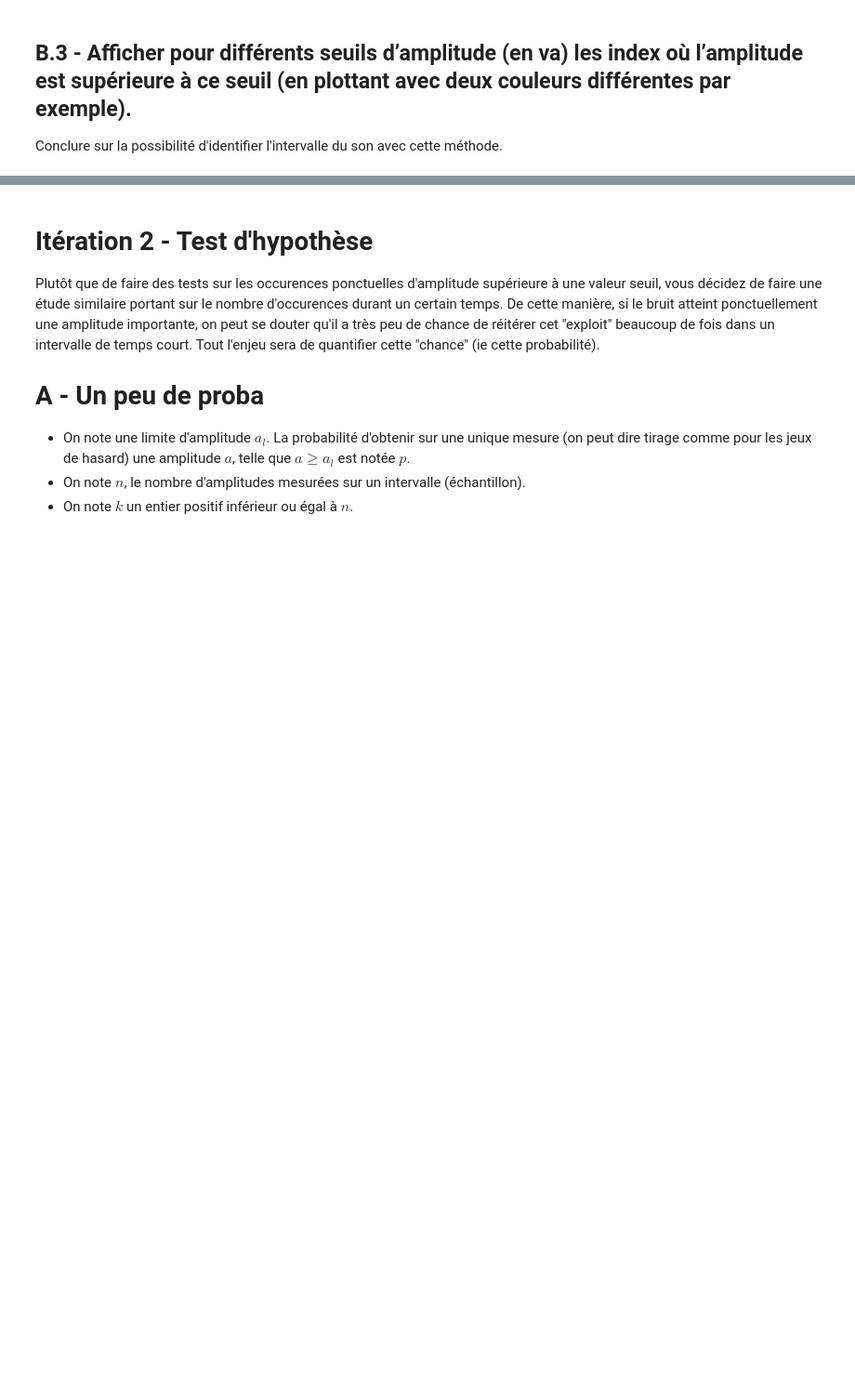
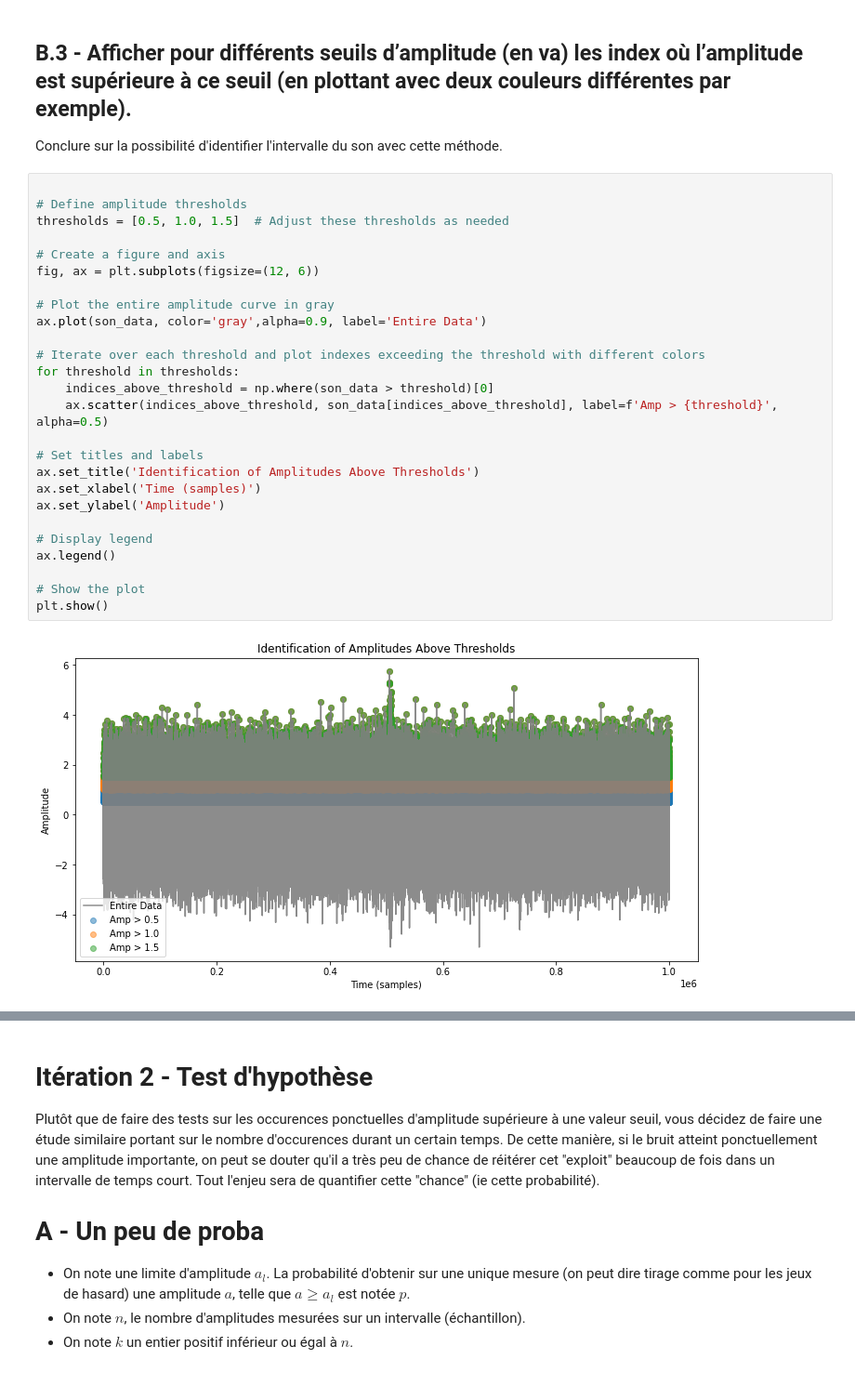
Before and after one commit to shahaf38/Stats-Tests_Hypotheses, a Jupyter notebook: Stats-Tests_Hypotheses.ipynb, the cells around one changed output, grey strips where cells are left out. Shown at 93% size. Saved outputs shown, nothing was run; the diff lists cells and outputs as text; blank space fills up the shorter version.

Commit message:
Plot the entire amplitude curve of sound_zone in gray

```diff
--- a/Stats-Tests_Hypotheses.ipynb
+++ b/Stats-Tests_Hypotheses.ipynb
@@ -465,3 +467,31 @@ plt.show()
 ## B.3 - Afficher pour différents seuils d’amplitude (en va) les index où l’amplitude est supérieure à ce seuil (en plottant avec deux couleurs différentes par exemple).
 
 Conclure sur la possibilité d'identifier l'intervalle du son avec cette méthode.
+# %%
+
+# Define amplitude thresholds
+thresholds = [0.5, 1.0, 1.5]  # Adjust these thresholds as needed
+
+# Create a figure and axis
+fig, ax = plt.subplots(figsize=(12, 6))
+
+# Plot the entire amplitude curve in gray
+ax.plot(son_data, color='gray',alpha=0.9, label='Entire Data')
+
+# Iterate over each threshold and plot indexes exceeding the threshold with different colors
+for threshold in thresholds:
+    indices_above_threshold = np.where(son_data > threshold)[0]
+    ax.scatter(indices_above_threshold, son_data[indices_above_threshold], label=f'Amp > {threshold}', alpha=0.5)
+
+# Set titles and labels
+ax.set_title('Identification of Amplitudes Above Thresholds')
+ax.set_xlabel('Time (samples)')
+ax.set_ylabel('Amplitude')
+
+# Display legend
+ax.legend()
+
+# Show the plot
+plt.show()
+# %% [output]
+[figure, added]
```
Also changed, not shown: parts of 2 cells of this notebook.
